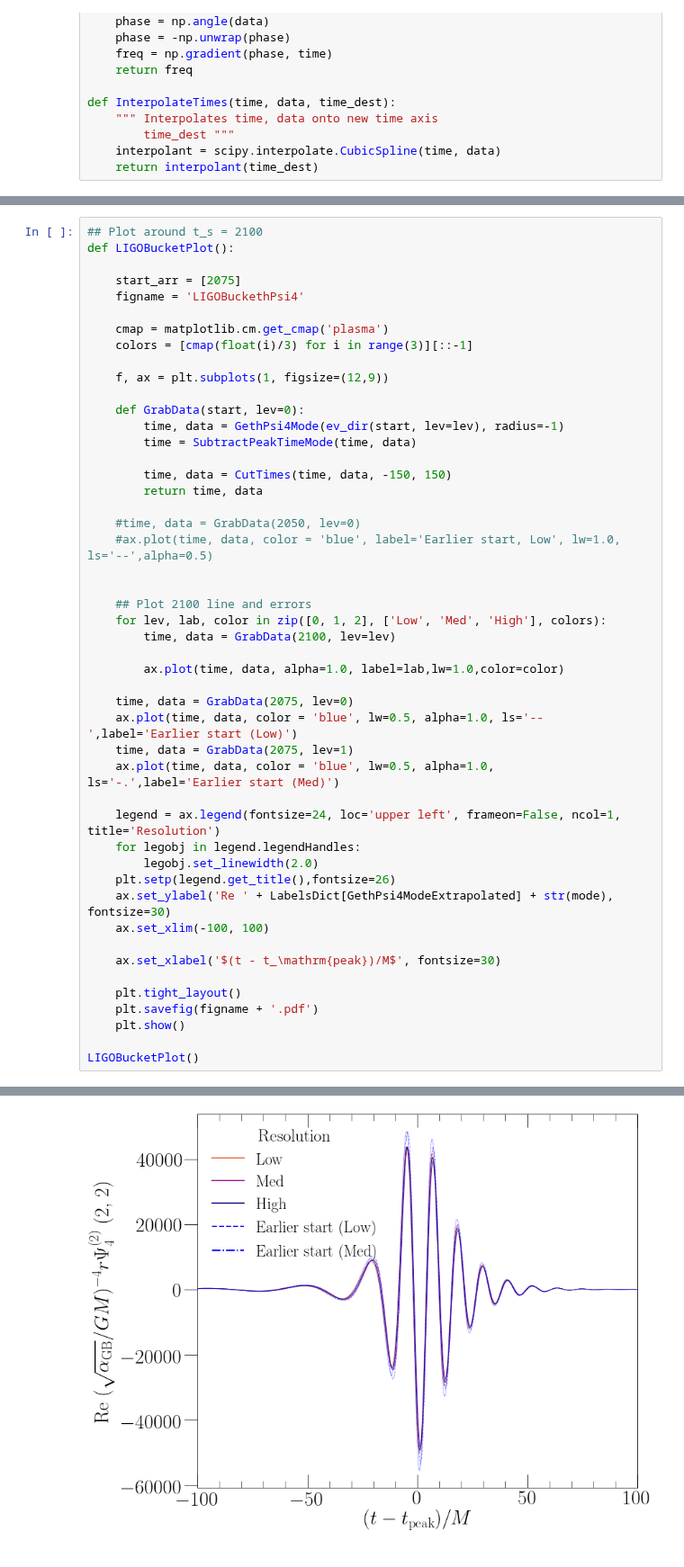
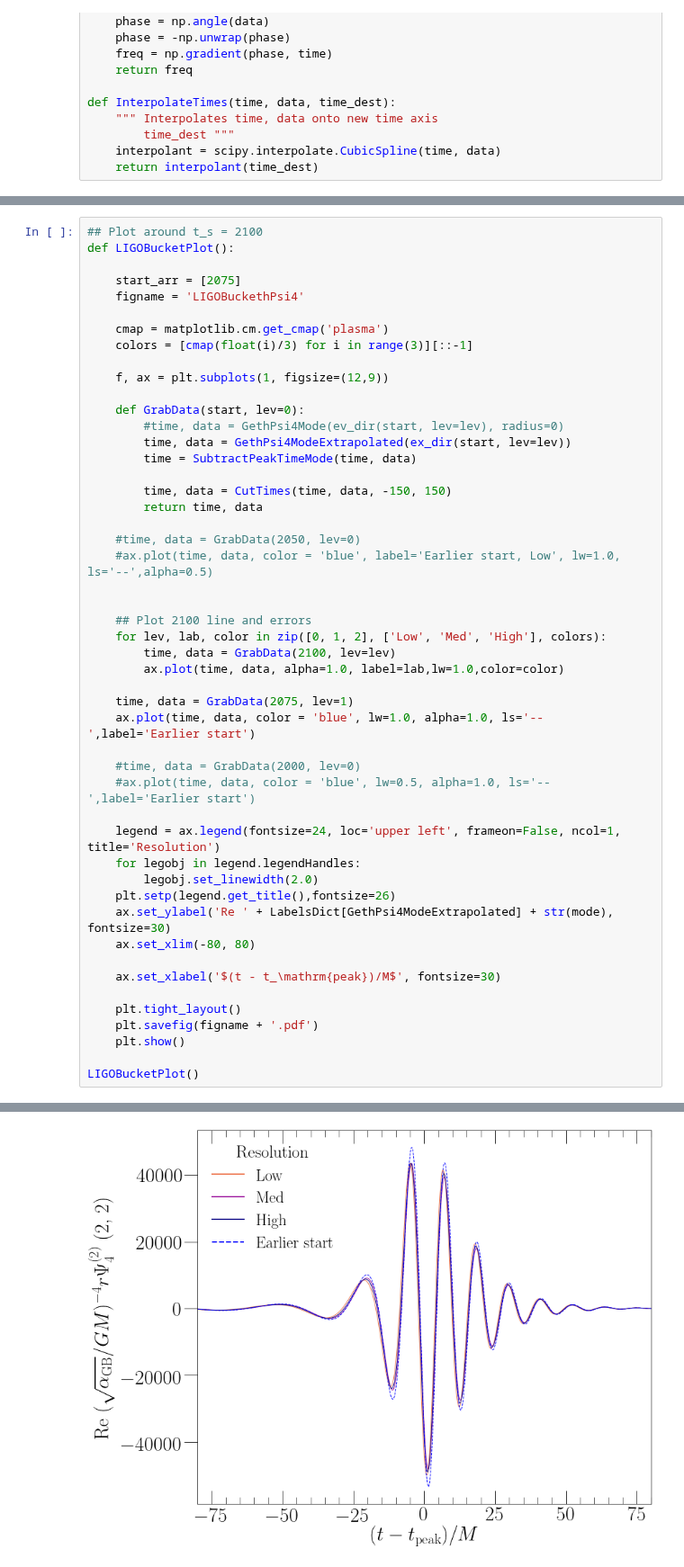
Before and after one commit to mariaokounkova/EDGB, a Jupyter notebook: GW150914/EDGB_GW.ipynb, the cells around one changed output, grey strips where cells are left out. Shown at 90% size. Saved outputs shown, nothing was run; the diff lists cells and outputs as text.

```diff
--- a/GW150914/EDGB_GW.ipynb
+++ b/GW150914/EDGB_GW.ipynb
@@ -395,7 +393,8 @@ def LIGOBucketPlot():
     f, ax = plt.subplots(1, figsize=(12,9))
 
     def GrabData(start, lev=0):
-        time, data = GethPsi4Mode(ev_dir(start, lev=lev), radius=-1)
+        #time, data = GethPsi4Mode(ev_dir(start, lev=lev), radius=0)
+        time, data = GethPsi4ModeExtrapolated(ex_dir(start, lev=lev))
         time = SubtractPeakTimeMode(time, data)
 
         time, data = CutTimes(time, data, -150, 150)
@@ -408,20 +407,20 @@ def LIGOBucketPlot():
     ## Plot 2100 line and errors
     for lev, lab, color in zip([0, 1, 2], ['Low', 'Med', 'High'], colors):
         time, data = GrabData(2100, lev=lev)
-
         ax.plot(time, data, alpha=1.0, label=lab,lw=1.0,color=color)
 
-    time, data = GrabData(2075, lev=0)
-    ax.plot(time, data, color = 'blue', lw=0.5, alpha=1.0, ls='--',label='Earlier start (Low)')
     time, data = GrabData(2075, lev=1)
-    ax.plot(time, data, color = 'blue', lw=0.5, alpha=1.0, ls='-.',label='Earlier start (Med)')
+    ax.plot(time, data, color = 'blue', lw=1.0, alpha=1.0, ls='--',label='Earlier start')
+
+    #time, data = GrabData(2000, lev=0)
+    #ax.plot(time, data, color = 'blue', lw=0.5, alpha=1.0, ls='--',label='Earlier start')
 
     legend = ax.legend(fontsize=24, loc='upper left', frameon=False, ncol=1, title='Resolution')
     for legobj in legend.legendHandles:
         legobj.set_linewidth(2.0)
     plt.setp(legend.get_title(),fontsize=26)
     ax.set_ylabel('Re ' + LabelsDict[GethPsi4ModeExtrapolated] + str(mode), fontsize=30)
-    ax.set_xlim(-100, 100)
+    ax.set_xlim(-80, 80)
 
     ax.set_xlabel('$(t - t_\mathrm{peak})/M$', fontsize=30)
 
@@ -434 +437 @@ LIGOBucketPlot()
-[figure, old version]
+[figure, new version]
```
Also changed, not shown: parts of 7 cells of this notebook.
